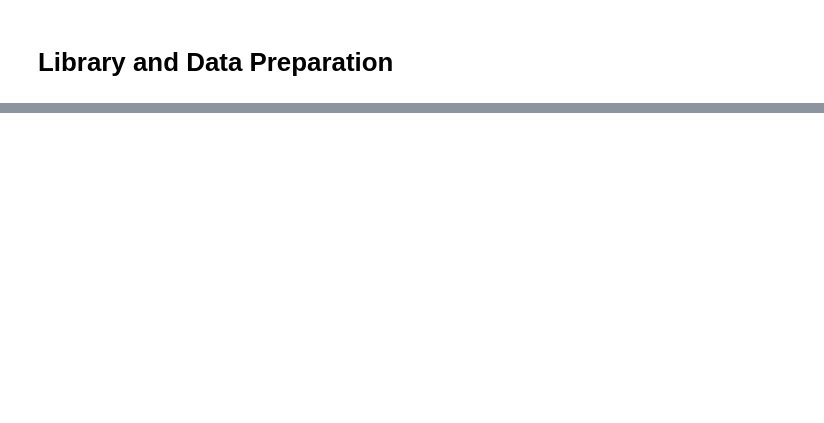
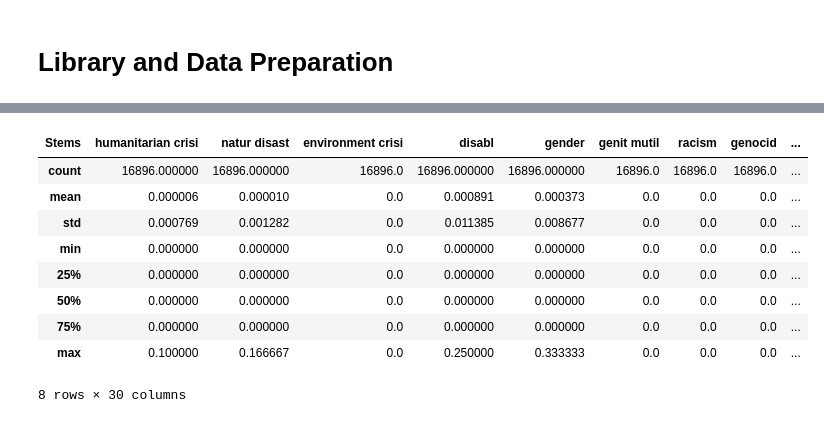
Before and after one commit to thiesgehrmann/JuSiPy_TWB, a Jupyter notebook: Starting Point.ipynb, the cells around one changed output, grey strips where cells are left out. Saved outputs shown, nothing was run; the diff lists cells and outputs as text; code cells hidden in the pictures; blank space fills up the shorter version.

```diff
--- a/Starting Point.ipynb
+++ b/Starting Point.ipynb
@@ -171,0 +371,18 @@ no_metadata_df['Filename'] = no_metadata
+# %%
+# create a data frame with the relative freqs of stemed tags per document filename
+freq_filename = pd.DataFrame(index= all_document_data.index, columns=impactful_dict.Stems)
+for j in impactful_dict.Stems:
+    freq_filename[j] = stems.Filename.apply(lambda x: word_relativ_Freq(x,j))
+# %%
+freq_filename.describe()
+# %% [output]
+| Stems | humanitarian crisi | natur disast | environment crisi | disabl | gender | genit mutil | racism | genocid | ... |
+| count | 16896.000000 | 16896.000000 | 16896.0 | 16896.000000 | 16896.000000 | 16896.0 | 16896.0 | 16896.0 | ... |
+| mean | 0.000006 | 0.000010 | 0.0 | 0.000891 | 0.000373 | 0.0 | 0.0 | 0.0 | ... |
+| std | 0.000769 | 0.001282 | 0.0 | 0.011385 | 0.008677 | 0.0 | 0.0 | 0.0 | ... |
+| min | 0.000000 | 0.000000 | 0.0 | 0.000000 | 0.000000 | 0.0 | 0.0 | 0.0 | ... |
+| 25% | 0.000000 | 0.000000 | 0.0 | 0.000000 | 0.000000 | 0.0 | 0.0 | 0.0 | ... |
+| 50% | 0.000000 | 0.000000 | 0.0 | 0.000000 | 0.000000 | 0.0 | 0.0 | 0.0 | ... |
+| 75% | 0.000000 | 0.000000 | 0.0 | 0.000000 | 0.000000 | 0.0 | 0.0 | 0.0 | ... |
+| max | 0.100000 | 0.166667 | 0.0 | 0.250000 | 0.333333 | 0.0 | 0.0 | 0.0 | ... |
+8 rows × 30 columns
```
Also changed, not shown: parts of 21 cells of this notebook.
